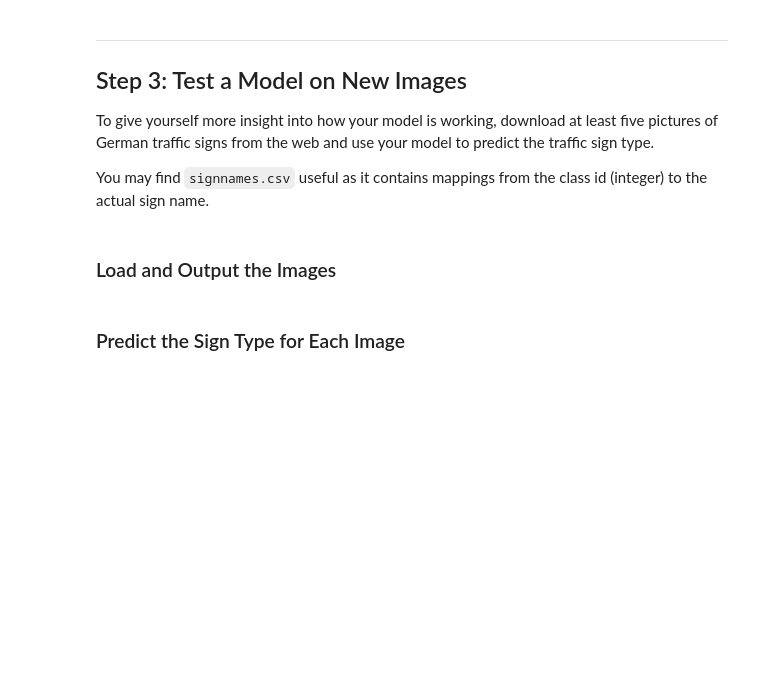
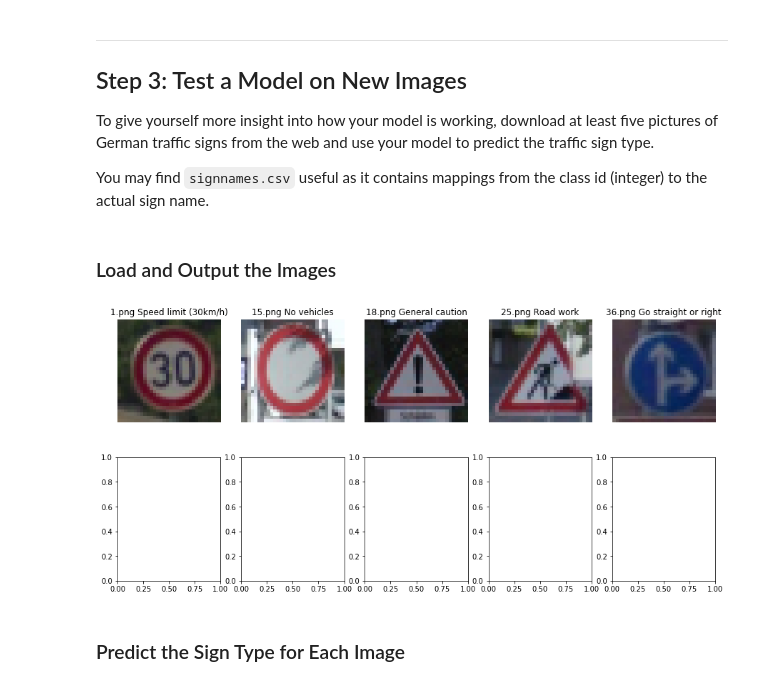
Before and after one commit to moizKachwala/P3-CarND-Traffic-Sign-Classifier-Project, a Jupyter notebook: Traffic_Sign_Classifier.ipynb, the cells around one changed output. Drawn from its saved outputs; the diff is of its cells as text; code cells hidden in the pictures; blank space fills up the shorter version.

```diff
--- a/Traffic_Sign_Classifier.ipynb
+++ b/Traffic_Sign_Classifier.ipynb
@@ -22,12 +22,16 @@ The [rubric](https://review.udacity.com/#!/rubrics/481/view) contains "Stand Out
 # %%
 # Load pickled data
 import pickle
+import csv
 
 # TODO: Fill this in based on where you saved the training and testing data
 
 training_file = "../data/train.p"
 validation_file= "../data/valid.p"
 testing_file = "../data/test.p"
+labels_file = 'signnames.csv'
+
+input_file = csv.DictReader(open(labels_file))
 
 with open(training_file, mode='rb') as f:
     train = pickle.load(f)
@@ -35,6 +39,10 @@ with open(validation_file, mode='rb') as f:
     valid = pickle.load(f)
 with open(testing_file, mode='rb') as f:
     test = pickle.load(f)
+with open(labels_file, mode='r') as f:
+    reader = csv.reader(f)
+    next(reader, None)
+    labels_to_text = {int(rows[0]):rows[1] for rows in reader}
 
 X_train, y_train = train['features'], train['labels']
 X_validation, y_validation  = valid['features'], valid['labels']
@@ -451,3 +455,33 @@ You may find `signnames.csv` useful as it contains mappings from the class id (i
+# %%
+import os
+import matplotlib.image as mpimg
+
+test_images_dir = 'test_images/'
+
+fig, ax = plt.subplots(nrows=2,ncols=5, figsize=(15,7))
+
+test_images = []
+test_image_labels = []
+test_image_filenames = []
+i = 0
+
+for test_image_filename in os.listdir(test_images_dir):
+    image = mpimg.imread(test_images_dir + test_image_filename)
+    preprocessed = preprocess(image)
+    test_images.append(preprocessed)
+    test_image_label = int(test_image_filename.split(".")[0])
+    test_image_labels.append(test_image_label)
+    test_image_filenames.append(test_image_filename)
+
+    col = ax[i // 5][i % 5]
+    col.set_title(test_image_filename + ' ' + labels_to_text[test_image_label])
+    col.axis('off')
+    col.imshow(image)
+    i += 1
+
+plt.show()
+# %% [output]
+[figure, added]
 # %% [markdown]
 ### Predict the Sign Type for Each Image
 # %%
```
Also changed, not shown: parts of 2 cells of this notebook, 10 other files.
